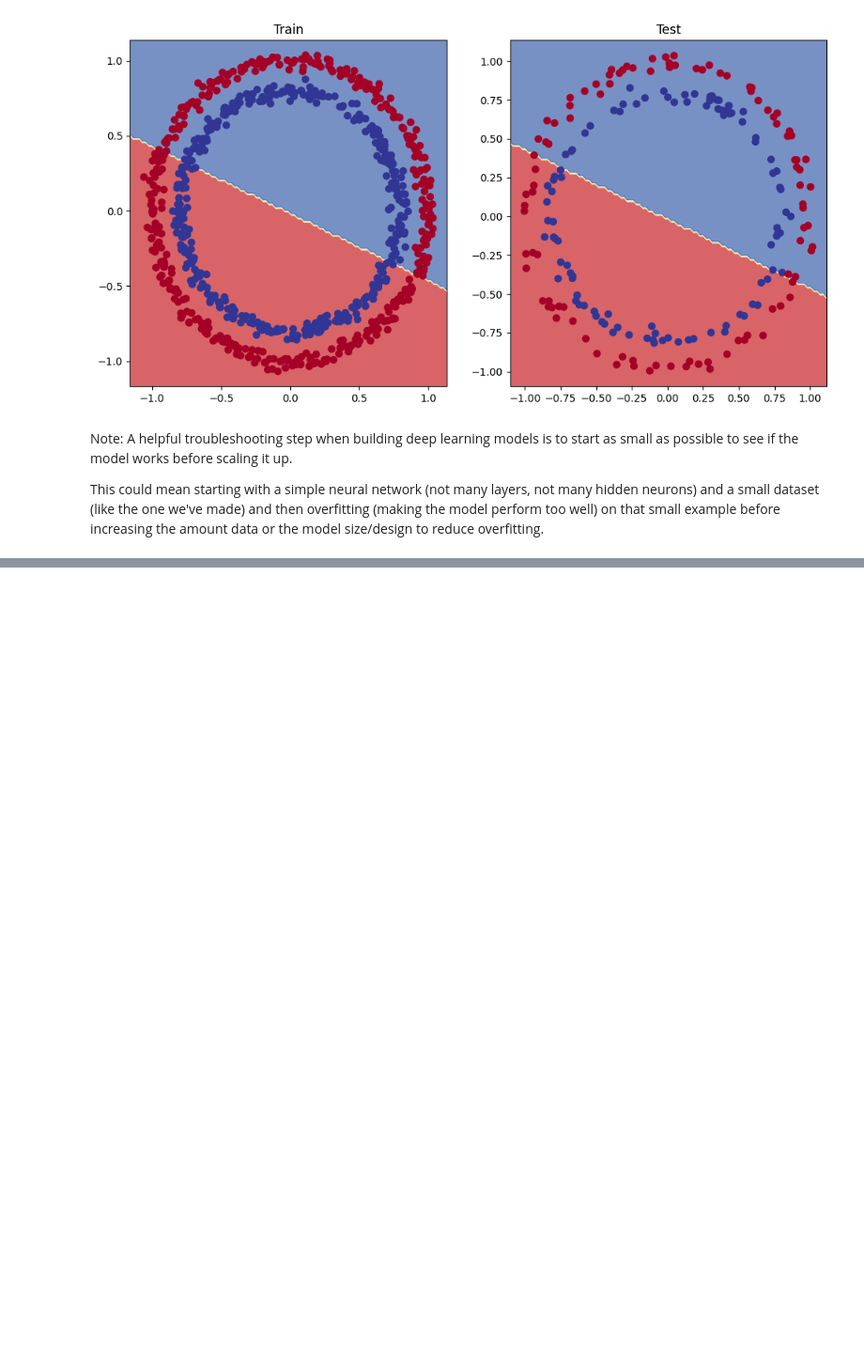
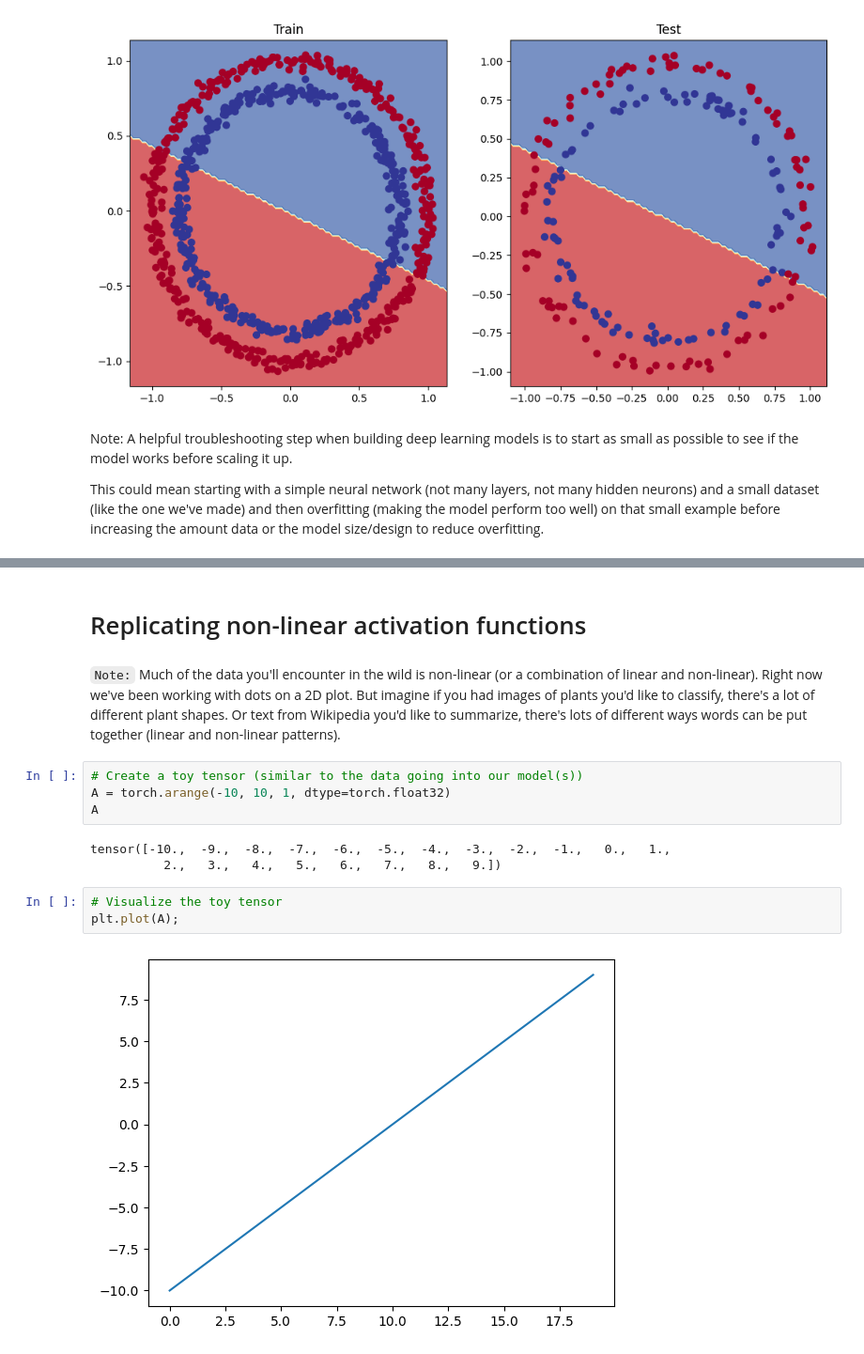
Before and after one commit to Pritush09/DeepLearning-Pytorch, a Jupyter notebook: 02_NN_Classification_problem.ipynb, the cells around one changed output, grey strips where cells are left out. Shown at 94% size. Saved outputs shown, nothing was run; the diff lists cells and outputs as text; blank space fills up the shorter version.

```diff
--- a/02_NN_Classification_problem.ipynb
+++ b/02_NN_Classification_problem.ipynb
@@ -731,0 +909,16 @@ This could mean starting with a simple neural network (not many layers, not many
+# %% [markdown]
+# Replicating non-linear activation functions
+# %% [markdown]
+`Note:` Much of the data you'll encounter in the wild is non-linear (or a combination of linear and non-linear). Right now we've been working with dots on a 2D plot. But imagine if you had images of plants you'd like to classify, there's a lot of different plant shapes. Or text from Wikipedia you'd like to summarize, there's lots of different ways words can be put together (linear and non-linear patterns).
+# %%
+# Create a toy tensor (similar to the data going into our model(s))
+A = torch.arange(-10, 10, 1, dtype=torch.float32)
+A
+# %% [output]
+tensor([-10.,  -9.,  -8.,  -7.,  -6.,  -5.,  -4.,  -3.,  -2.,  -1.,   0.,   1.,
+          2.,   3.,   4.,   5.,   6.,   7.,   8.,   9.])
+# %%
+# Visualize the toy tensor
+plt.plot(A);
+# %% [output]
+[figure, added]
```
Also changed, not shown: parts of 51 cells of this notebook.
